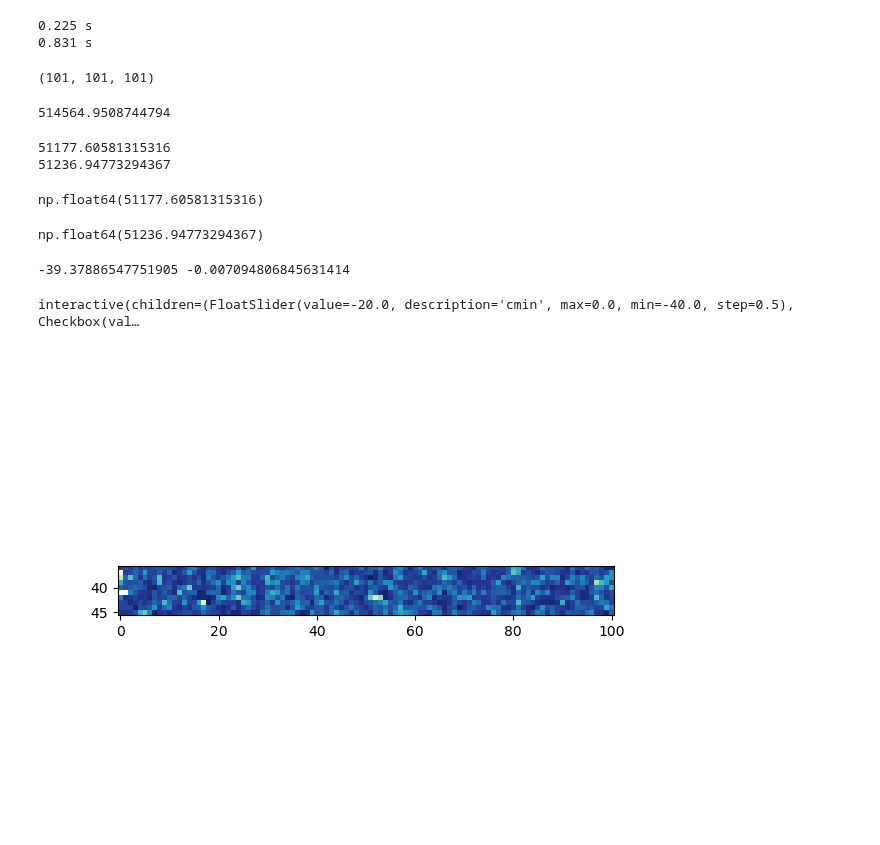
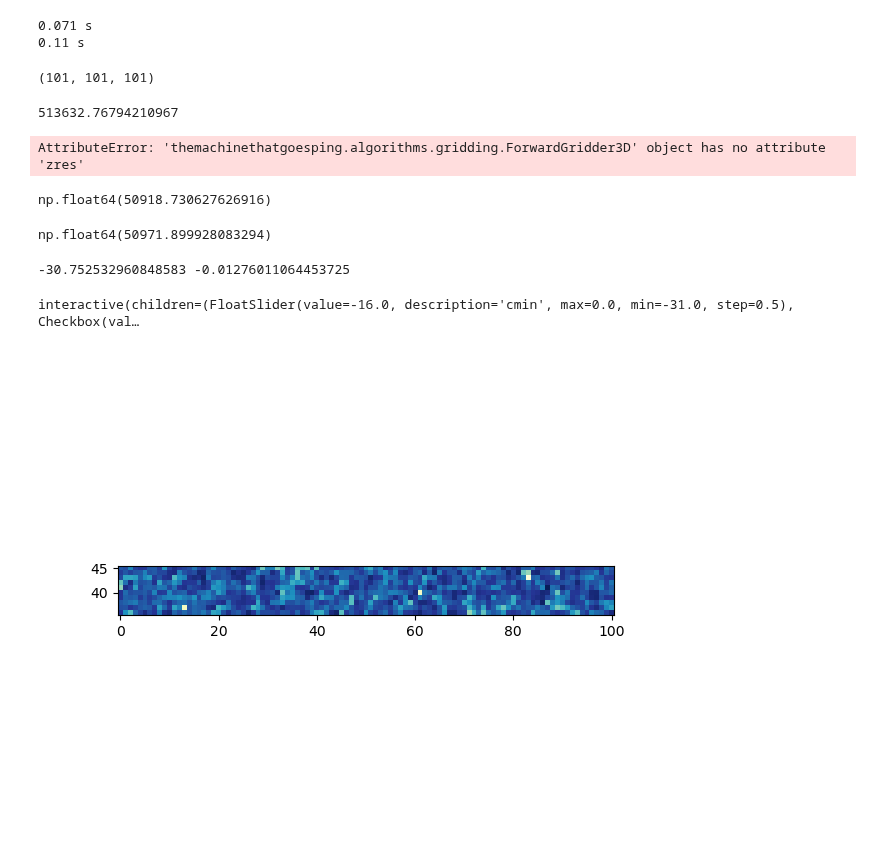
Before and after one commit to themachinethatgoesping/tutorials, a Jupyter notebook: modules/gridding/forwardgridder.ipynb, the cells around one changed output. Drawn from its saved outputs; the diff is of its cells as text; code cells hidden in the pictures.

```diff
--- a/modules/gridding/forwardgridder.ipynb
+++ b/modules/gridding/forwardgridder.ipynb
@@ -54,7 +68,7 @@ print(minmax_xyz)
 #initialize gridder
 grid_res = 1
 
-gridder = grd.ForwardGridder.from_data(grid_res,sx,sy,sz)
+gridder = theping.algorithms.gridding.ForwardGridder3D.from_data(grid_res,sx,sy,sz)
 
 t1 = time()
 ival, iweight = gridder.interpolate_block_mean(sx,sy,sz,sv)
@@ -63,8 +77,8 @@ print(round(t2-t1,3),'s')
 ival, iweight = gridder.interpolate_weighted_mean(sx,sy,sz,sv)
 print(round(time()-t2,3),'s')
 # %% [output]
-0.225 s
-0.831 s
+0.071 s
+0.11 s
 # %%
 ival.shape
 # %% [output]
@@ -77,7 +91,7 @@ total_sv = egrd.total_value #this is the total backscattering cross-section
 total_sv_layer = egrd.total_value_layer #about this we talk when you do layer slicing
 print(total_sv)
 # %% [output]
-514564.9508744794
+513632.76794210967
 # %%
 egrd = egrd.cut_by_layer_size(40,10)
 result_image = egrd.get_image(toDb=True,minDbVal=-50) #this is the image you want
@@ -86,20 +100,19 @@ total_sv_layer = egrd.total_value_layer #about this we talk when you do layer sl
 print(total_sv)
 print(total_sv_layer)
 # %% [output]
-51177.60581315316
-51236.94773294367
+AttributeError: 'themachinethatgoesping.algorithms.gridding.ForwardGridder3D' object has no attribute 'zres'
 # %%
 #sum voxels
-map_image_layer = np.nansum(egrd.get_image(toDb=False),axis=2)*gridder.xres*gridder.yres*gridder.zres
+map_image_layer = np.nansum(egrd.get_image(toDb=False),axis=2)*gridder.get_xres()*gridder.get_yres()*gridder.get_zres()
 np.nansum(map_image_layer)
 # %% [output]
-np.float64(51177.60581315316)
+np.float64(50918.730627626916)
 # %%
 #sum pixels
-map_image_layer_vertical = np.nanmean(egrd.image_avg, axis=2)*gridder.xres * gridder.yres * egrd.ZDiff
+map_image_layer_vertical = np.nanmean(egrd.image_avg, axis=2)*gridder.get_xres() * gridder.get_yres() * egrd.ZDiff
 np.nansum(map_image_layer_vertical)
 # %% [output]
-np.float64(51236.94773294367)
+np.float64(50971.899928083294)
 # %%
 cmap = 'YlGnBu'
 # %%
@@ -163,9 +176,9 @@ def update(cmin = (math.floor(egrdCmin),
         )
     except Exception as e:
         print(e)
-        pass
+        #raise e
 
-    grd = egrd.getGridder()
+    grd = egrd.get_gridder()
 
 
     if wci_index is not None:
@@ -182,33 +195,33 @@ def update(cmin = (math.floor(egrdCmin),
             if depth_index is not None and show_map:
                 ax.plot(grd.get_extent_y(),[depth_index_m,depth_index_m],c='grey',linewidth=2)
             if echo_index is not None and show_echo:
                 ax.plot([echo_index_m,echo_index_m],grd.get_extent_z(),c='grey',linewidth=2)
 
     if show_echo:
         ax = next(axes)
 
         if show_indices:
             if wci_index is not None and show_wci:
                 ax.plot([wci_index_m,wci_index_m],grd.get_extent_z(),c='grey',linewidth=2)
             if depth_index is not None and show_map:
                 ax.plot(grd.get_extent_x(),[depth_index_m,depth_index_m],c='grey',linewidth=2)
     if show_map:
         ax = next(axes)
         if show_indices:
             if wci_index is not None and show_wci:
                 ax.plot(grd.get_extent_x(),[wci_index_m,wci_index_m],c='grey',linewidth=2)
             if echo_index is not None and show_echo:
                 ax.plot([echo_index_m,echo_index_m],grd.get_extent_y(),c='grey',linewidth=2)
 
 
 
     fig_slices.canvas.draw_idle()
     #fig.savefig("../fig_yz.svg",dpi=300)
 
 
 
 interact(update);
 # %% [output]
--39.37886547751905 -0.007094806845631414
+-30.752532960848583 -0.01276011064453725
-interactive(children=(FloatSlider(value=-20.0, description='cmin', max=0.0, min=-40.0, step=0.5), Checkbox(val…
+interactive(children=(FloatSlider(value=-16.0, description='cmin', max=0.0, min=-31.0, step=0.5), Checkbox(val…
-[figure, old version]
+[figure, new version]
```
Also changed, not shown: parts of 4 cells of this notebook, 6 other files.
